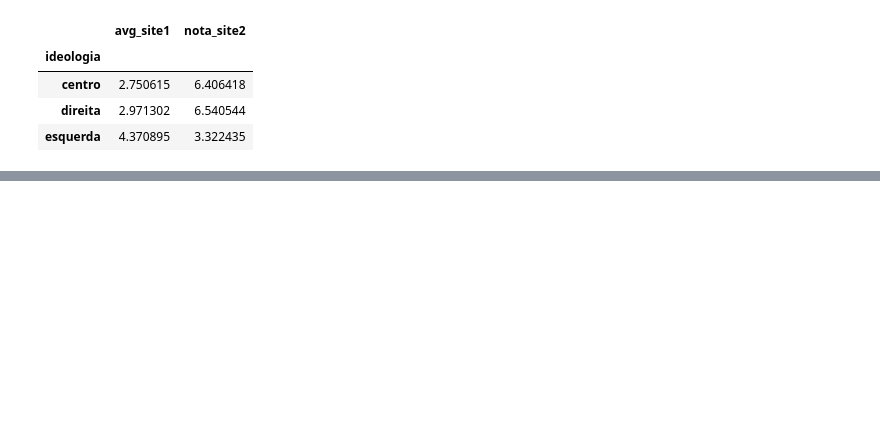
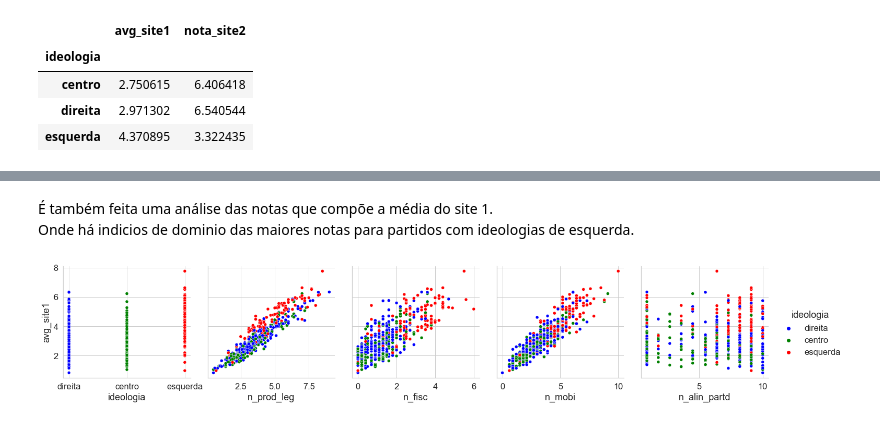
Before and after one commit to AndreMoura88/Notas_de_deputados, a Jupyter notebook: Analise_dos_dados.ipynb, the cells around one changed output, grey strips where cells are left out. Drawn from its saved outputs; the diff is of its cells as text; code cells hidden in the pictures; blank space fills up the shorter version.

```diff
--- a/Analise_dos_dados.ipynb
+++ b/Analise_dos_dados.ipynb
@@ -134,0 +148,16 @@ site1_vs_site2
+# %% [markdown]
+É também feita uma análise das notas que compõe a média do site 1.
+<br>
+Onde há indicios de dominio das maiores notas para partidos com ideologias de esquerda.
+# %%
+sns.set_style("whitegrid");
+x_vars_2 = ['ideologia', 'n_prod_leg', 'n_fisc', 'n_mobi', 'n_alin_partd']
+y_vars_2 = ['avg_site1']
+graph_2 = sns.pairplot(df_3, hue="ideologia", height=4, palette=["blue", "green", "red"], x_vars=x_vars_2,
+    y_vars=y_vars_2)
+#mpl.rcParams["axes.labelsize"] = 22
+sns.set(font_scale=1.5)
+plt.rcParams['figure.figsize'] = (15,10)
+plt.show()
+# %% [output]
+[figure, added]
```
Also changed, not shown: parts of 20 cells of this notebook.
